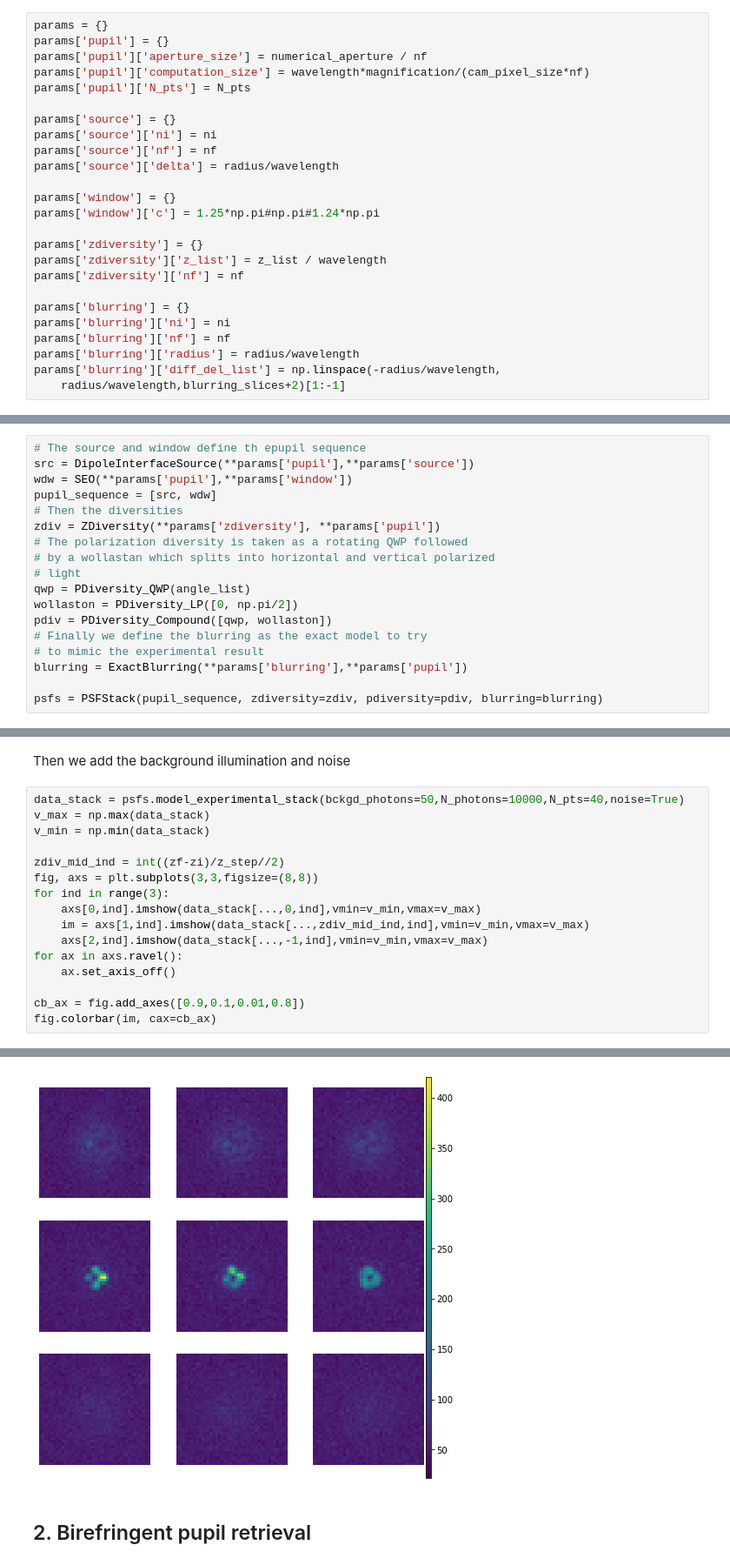
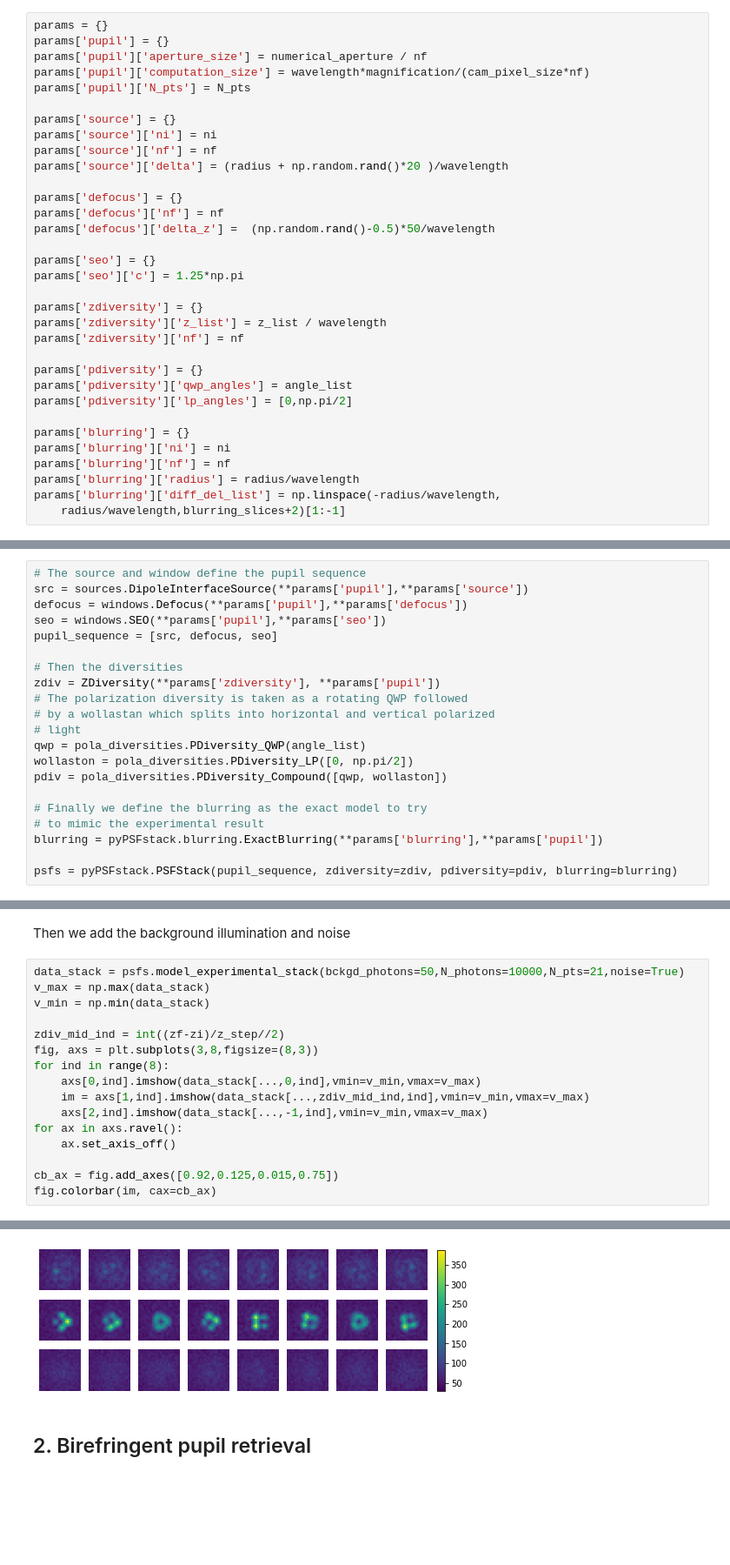
Before and after one commit to rodguti90/pyPSFstack, a Jupyter notebook: example_torchPSFstack.ipynb, the cells around one changed output, grey strips where cells are left out. Shown at 87% size. Drawn from its saved outputs; the diff is of its cells as text; blank space fills up the shorter version.

Commit message:
Cleanup for the torchPSFstack example

```diff
--- a/example_torchPSFstack.ipynb
+++ b/example_torchPSFstack.ipynb
@@ -64,14 +59,22 @@ params['pupil']['N_pts'] = N_pts
 params['source'] = {}
 params['source']['ni'] = ni
 params['source']['nf'] = nf
-params['source']['delta'] = radius/wavelength
+params['source']['delta'] = (radius + np.random.rand()*20 )/wavelength
 
-params['window'] = {}
-params['window']['c'] = 1.25*np.pi#np.pi#1.24*np.pi
+params['defocus'] = {}
+params['defocus']['nf'] = nf
+params['defocus']['delta_z'] =  (np.random.rand()-0.5)*50/wavelength
+
+params['seo'] = {}
+params['seo']['c'] = 1.25*np.pi
 
 params['zdiversity'] = {}
 params['zdiversity']['z_list'] = z_list / wavelength
 params['zdiversity']['nf'] = nf
+
+params['pdiversity'] = {}
+params['pdiversity']['qwp_angles'] = angle_list
+params['pdiversity']['lp_angles'] = [0,np.pi/2]
 
 params['blurring'] = {}
 params['blurring']['ni'] = ni
@@ -82,23 +85,26 @@ params['blurring']['diff_del_list'] = np.linspace(-radius/wavelength,
 # %% [markdown]
 ### 1.2. Instantiate all necessary class elements
 # %%
-# The source and window define th epupil sequence
-src = DipoleInterfaceSource(**params['pupil'],**params['source'])
-wdw = SEO(**params['pupil'],**params['window'])
-pupil_sequence = [src, wdw]
+# The source and window define the pupil sequence
+src = sources.DipoleInterfaceSource(**params['pupil'],**params['source'])
+defocus = windows.Defocus(**params['pupil'],**params['defocus'])
+seo = windows.SEO(**params['pupil'],**params['seo'])
+pupil_sequence = [src, defocus, seo]
+
 # Then the diversities
 zdiv = ZDiversity(**params['zdiversity'], **params['pupil'])
 # The polarization diversity is taken as a rotating QWP followed
 # by a wollastan which splits into horizontal and vertical polarized
 # light
-qwp = PDiversity_QWP(angle_list)
-wollaston = PDiversity_LP([0, np.pi/2])
-pdiv = PDiversity_Compound([qwp, wollaston])
+qwp = pola_diversities.PDiversity_QWP(angle_list)
+wollaston = pola_diversities.PDiversity_LP([0, np.pi/2])
+pdiv = pola_diversities.PDiversity_Compound([qwp, wollaston])
+
 # Finally we define the blurring as the exact model to try
 # to mimic the experimental result
-blurring = ExactBlurring(**params['blurring'],**params['pupil'])
+blurring = pyPSFstack.blurring.ExactBlurring(**params['blurring'],**params['pupil'])
 
-psfs = PSFStack(pupil_sequence, zdiversity=zdiv, pdiversity=pdiv, blurring=blurring)
+psfs = pyPSFstack.PSFStack(pupil_sequence, zdiversity=zdiv, pdiversity=pdiv, blurring=blurring)
 # %% [markdown]
 ### 1.3. Compute the PSF stack
 # %% [markdown]
@@ -108,24 +114,24 @@ psfs.compute_psf_stack(orientation=[0,0,0])
 # %% [markdown]
 Then we add the background illumination and noise
 # %%
-data_stack = psfs.model_experimental_stack(bckgd_photons=50,N_photons=10000,N_pts=40,noise=True)
+data_stack = psfs.model_experimental_stack(bckgd_photons=50,N_photons=10000,N_pts=21,noise=True)
 v_max = np.max(data_stack)
 v_min = np.min(data_stack)
 
 zdiv_mid_ind = int((zf-zi)/z_step//2)
-fig, axs = plt.subplots(3,3,figsize=(8,8))
-for ind in range(3):
+fig, axs = plt.subplots(3,8,figsize=(8,3))
+for ind in range(8):
     axs[0,ind].imshow(data_stack[...,0,ind],vmin=v_min,vmax=v_max)
     im = axs[1,ind].imshow(data_stack[...,zdiv_mid_ind,ind],vmin=v_min,vmax=v_max)
     axs[2,ind].imshow(data_stack[...,-1,ind],vmin=v_min,vmax=v_max)
 for ax in axs.ravel():
     ax.set_axis_off()
 
-cb_ax = fig.add_axes([0.9,0.1,0.01,0.8])
+cb_ax = fig.add_axes([0.92,0.125,0.015,0.75])
 fig.colorbar(im, cax=cb_ax)
 # %% [output]
 <matplotlib.colorbar.Colorbar at 0x...>
-[figure, old version]
+[figure, new version]
 # %% [markdown]
 ## 2. Birefringent pupil retrieval
 # %% [markdown]
```
Also changed, not shown: parts of 17 cells of this notebook.
